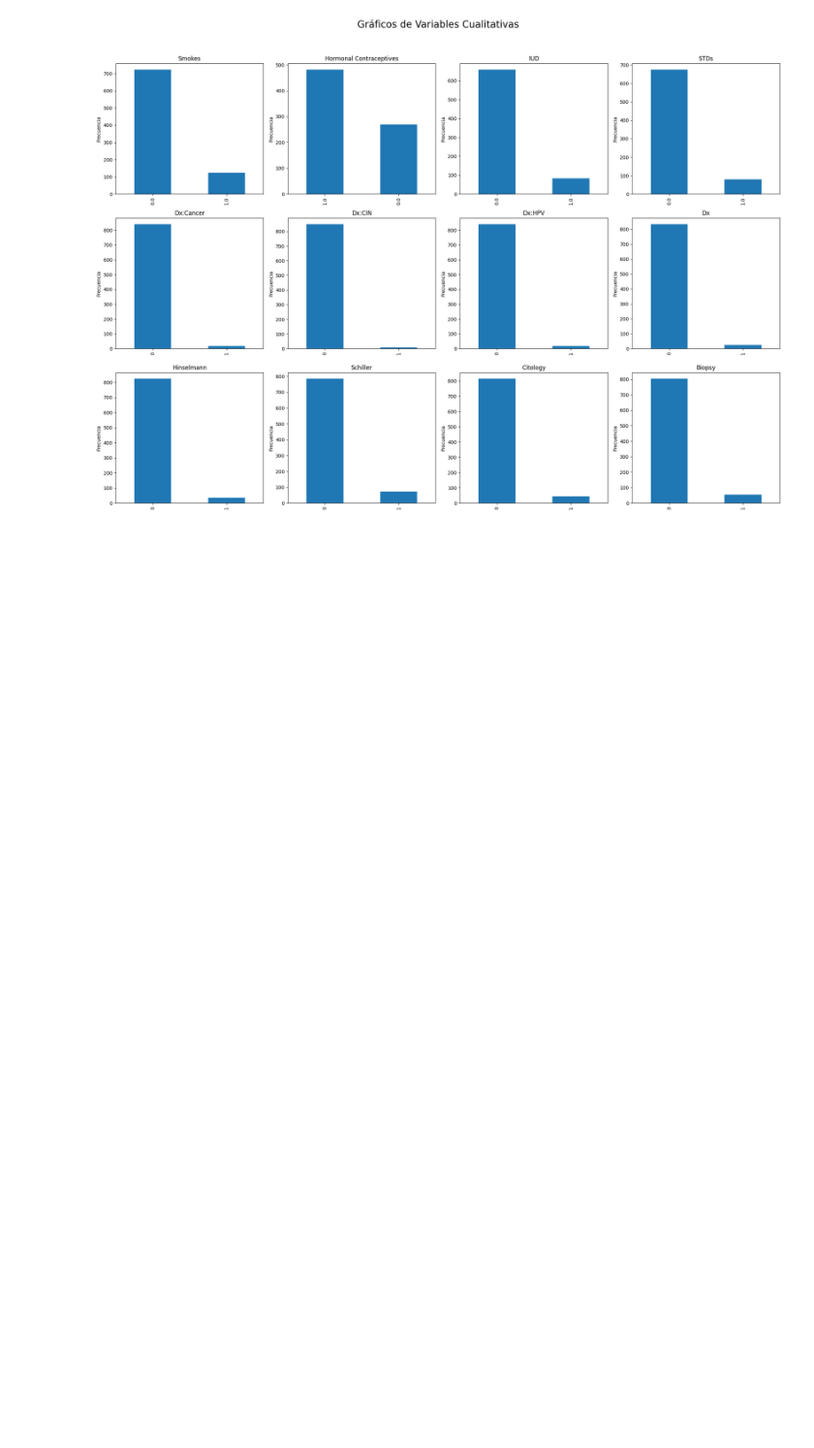
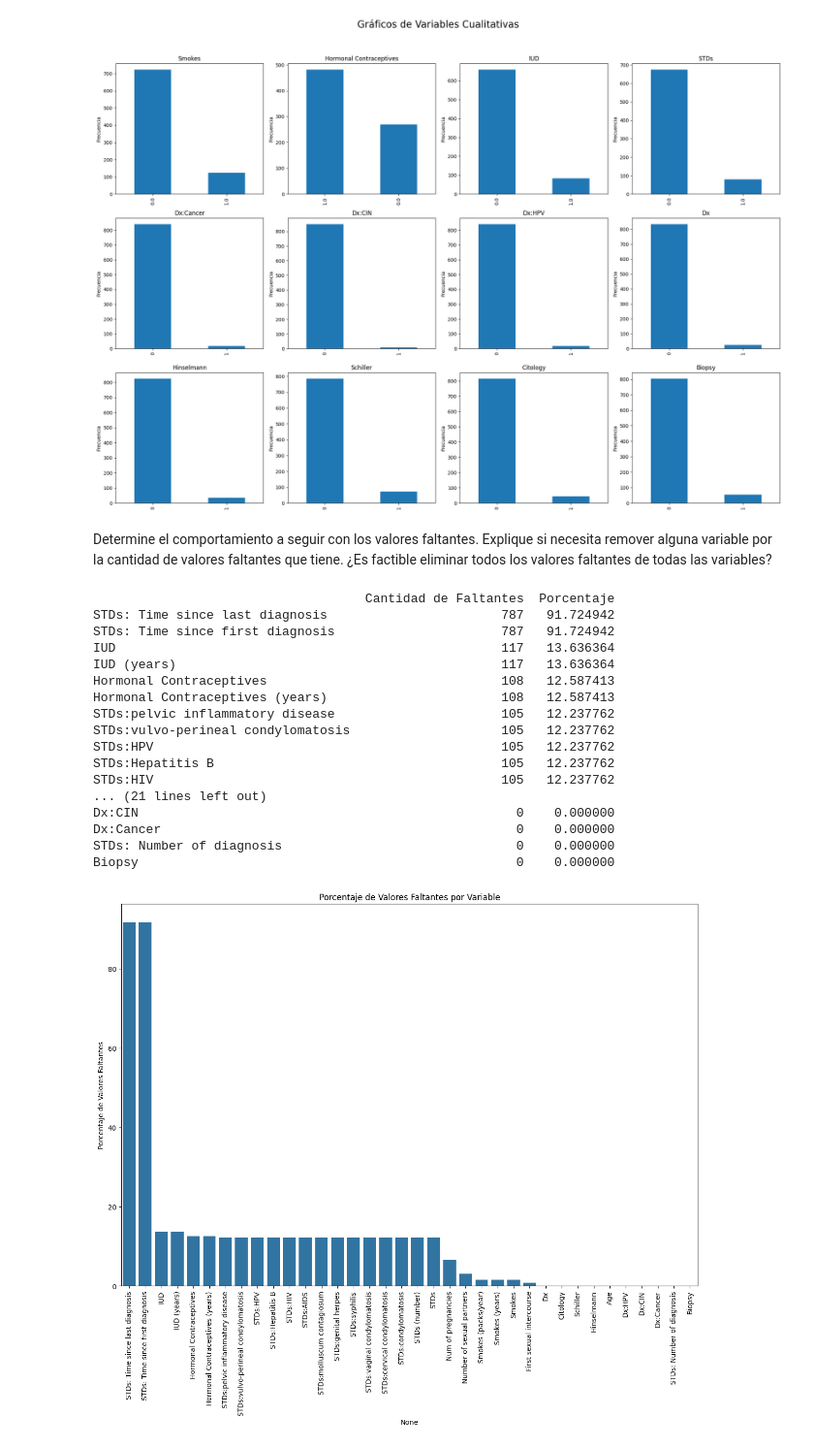
Before and after one commit to AGM54/DATASCIENCE, a Jupyter notebook: codigo.ipynb, the cells around one changed output. Shown at 97% size. Cells and saved outputs as stored; diff of their text form; code cells hidden in the pictures; blank space fills up the shorter version.

```diff
--- a/codigo.ipynb
+++ b/codigo.ipynb
@@ -446,3 +446,54 @@ plt.tight_layout(rect=[0, 0.03, 1, 0.95])
 plt.show()
 # %% [output]
 [figure]
+# %% [markdown]
+Determine el comportamiento a seguir con los valores faltantes. Explique si necesita remover alguna
+variable por la cantidad de valores faltantes que tiene. ¿Es factible eliminar todos los valores faltantes
+de todas las variables?
+# %%
+import pandas as pd
+import matplotlib.pyplot as plt
+import seaborn as sns
+
+
+file_path = 'risk_factors_cervical_cancer.csv'
+data = pd.read_csv(file_path)
+
+
+data = data.replace('?', pd.NA)
+
+missing_values = data.isnull().sum()
+missing_percentage = (missing_values / len(data)) * 100
+
+
+missing_data = pd.DataFrame({'Cantidad de Faltantes': missing_values, 'Porcentaje': missing_percentage})
+missing_data = missing_data.sort_values(by='Porcentaje', ascending=False)
+
+
+print(missing_data)
+
+plt.figure(figsize=(15, 10))
+sns.barplot(x=missing_data.index, y=missing_data['Porcentaje'])
+plt.xticks(rotation=90)
+plt.ylabel('Porcentaje de Valores Faltantes')
+plt.title('Porcentaje de Valores Faltantes por Variable')
+plt.show()
+# %% [output]
+                                    Cantidad de Faltantes  Porcentaje
+STDs: Time since last diagnosis                       787   91.724942
+STDs: Time since first diagnosis                      787   91.724942
+IUD                                                   117   13.636364
+IUD (years)                                           117   13.636364
+Hormonal Contraceptives                               108   12.587413
+Hormonal Contraceptives (years)                       108   12.587413
+STDs:pelvic inflammatory disease                      105   12.237762
+STDs:vulvo-perineal condylomatosis                    105   12.237762
+STDs:HPV                                              105   12.237762
+STDs:Hepatitis B                                      105   12.237762
+STDs:HIV                                              105   12.237762
+... (21 lines left out)
+Dx:CIN                                                  0    0.000000
+Dx:Cancer                                               0    0.000000
+STDs: Number of diagnosis                               0    0.000000
+Biopsy                                                  0    0.000000
+[figure, added]
```
Also changed, not shown: parts of 2 cells of this notebook.
